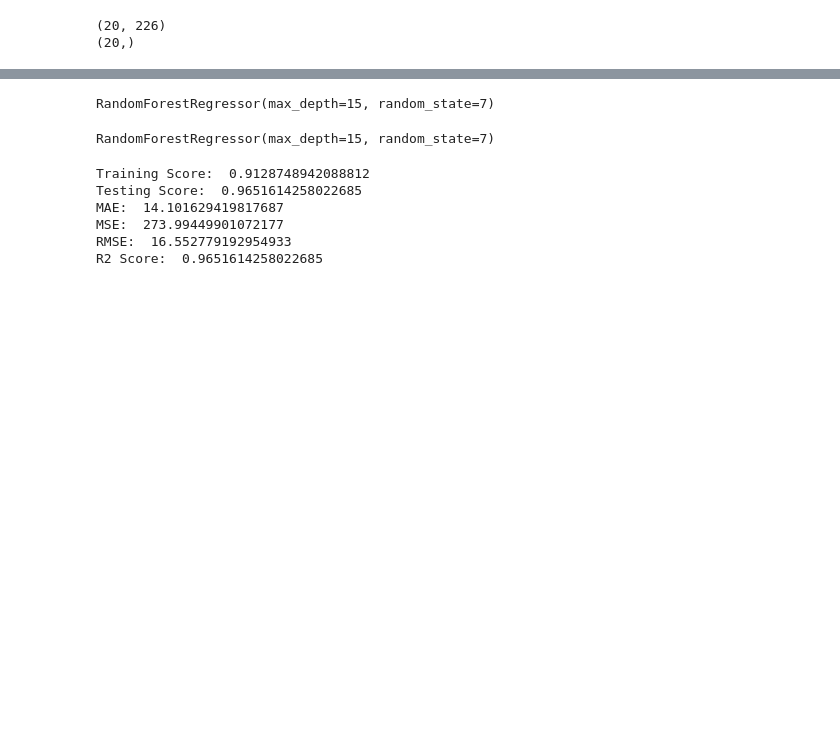
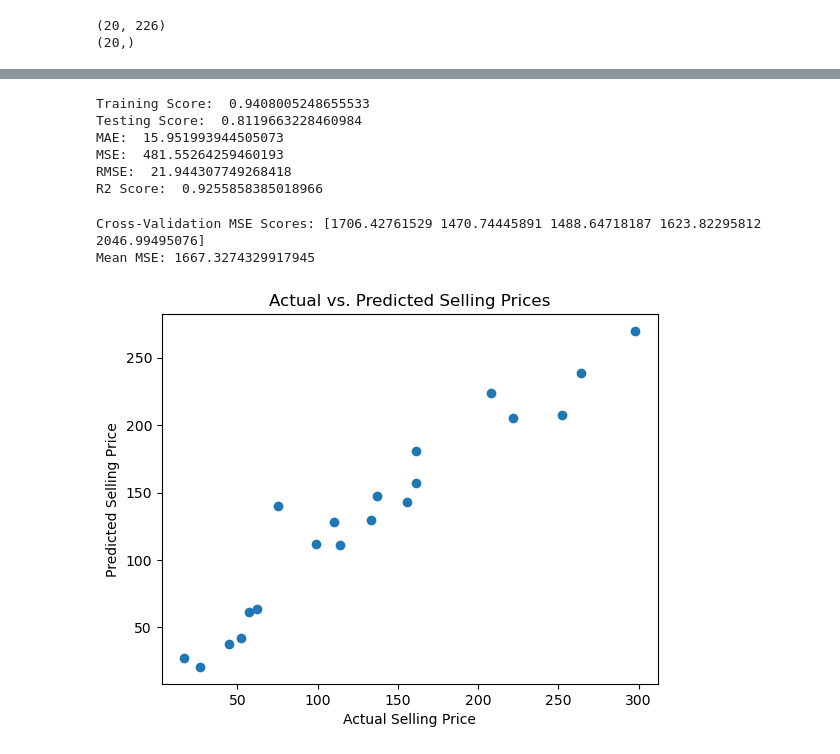
Before and after one commit to Vijay-Pratap7/Data_Science_Capstone_Project, a Jupyter notebook: caps_code.ipynb, the cells around one changed output, grey strips where cells are left out. Drawn from its saved outputs; the diff is of its cells as text; code cells hidden in the pictures; blank space fills up the shorter version.

```diff
--- a/caps_code.ipynb
+++ b/caps_code.ipynb
@@ -182,3 +195,10 @@ df_sample.head()
 # %%
 # Saving the Sample Dataset
 df_sample.to_csv("sample-dataset.csv")
+# %%
+#### Loading the best model using Pickle
+
+# Load the saved trained ML model
+with open('rfmodel.pkl', 'rb') as file:
+    best_model = pickle.load(file)
+best_model
@@ -193,11 +215,7 @@ print(y_sample.shape)
 (20, 226)
 (20,)
 # %%
-### Splitting the data into Training and Testing from randomly selected dataset
-
-xtrain, xtest, ytrain, ytest = train_test_split(x_sample, y_sample, test_size=.20,random_state=7)
-print(xtrain.shape)
-print(ytrain.shape)
-print(xtest.shape)
-print(ytest.shape)
+#### Generate the Predictions for randomly 20 points selected from dataset
+ypred_sample = best_model.predict(x_sample)
+ypred_sample
 # %% [output]
@@ -208,30 +227,29 @@ print(ytest.shape)
-# %%
-#### Loading the best model using Pickle
-
-# Load the saved trained ML model
-with open('rfmodel.pkl', 'rb') as file:
-    best_model_sample = pickle.load(file)
-best_model_sample
-# %% [output]
-RandomForestRegressor(max_depth=15, random_state=7)
+# %%
+model_score(best_model)
+
+scores(y_sample,ypred_sample)
+# %% [output]
+Training Score:  0.9408005248655533
+Testing Score:  0.8119663228460984
+MAE:  15.951993944505073
+MSE:  481.55264259460193
+RMSE:  21.944307749268418
+R2 Score:  0.9255858385018966
 # %%
-#### Generate the Predictions for randomly 20 points selected from dataset
-
-best_model_sample.fit(xtrain,ytrain)
+# Perform cross-validation for the RandomForestRegressor
+cv_scores = cross_val_score(best_model, X, y, cv=5, scoring='neg_mean_squared_error')
+cv_mse_scores = -cv_scores
+print("Cross-Validation MSE Scores:", cv_mse_scores)
+print("Mean MSE:", cv_mse_scores.mean())
 # %% [output]
-RandomForestRegressor(max_depth=15, random_state=7)
+Cross-Validation MSE Scores: [1706.42761529 1470.74445891 1488.64718187 1623.82295812 2046.99495076]
+Mean MSE: 1667.3274329917945
-# %%
-### Checking the Scores for randomly 20 points selected from dataset
-model_score(rf)
-
-ypred= rf.predict(xtest)
-ypred
-
-scores(ytest, ypred)
-# %% [output]
-Training Score:  0.9128748942088812
-Testing Score:  0.9651614258022685
-MAE:  14.101629419817687
-MSE:  273.99449901072177
-RMSE:  16.552779192954933
-R2 Score:  0.9651614258022685
+# %%
+# Visualize predicted vs. actual selling prices
+plt.scatter(y_sample, ypred_sample)
+plt.xlabel("Actual Selling Price")
+plt.ylabel("Predicted Selling Price")
+plt.title("Actual vs. Predicted Selling Prices")
+plt.show()
+# %% [output]
+[figure, added]
```
Also changed, not shown: parts of 11 cells of this notebook.
